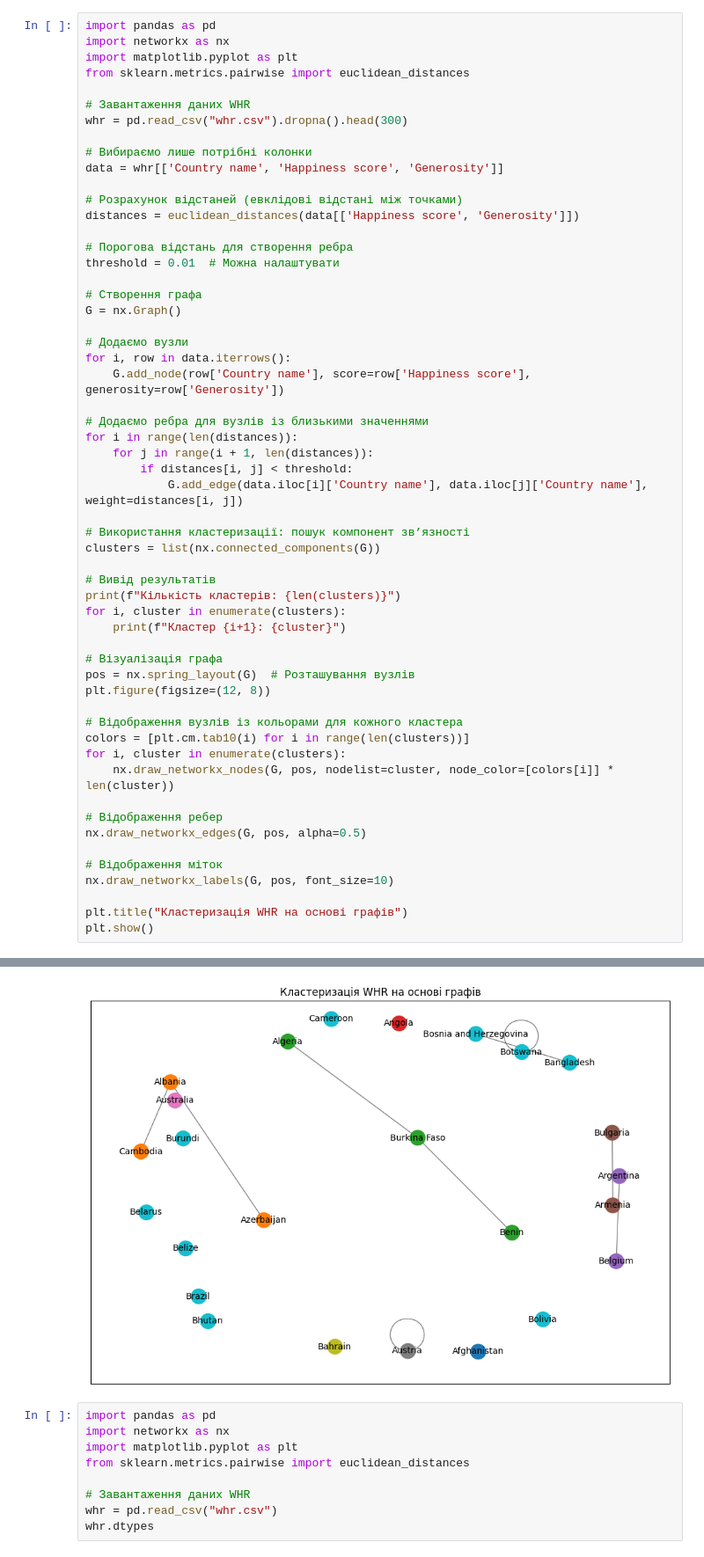
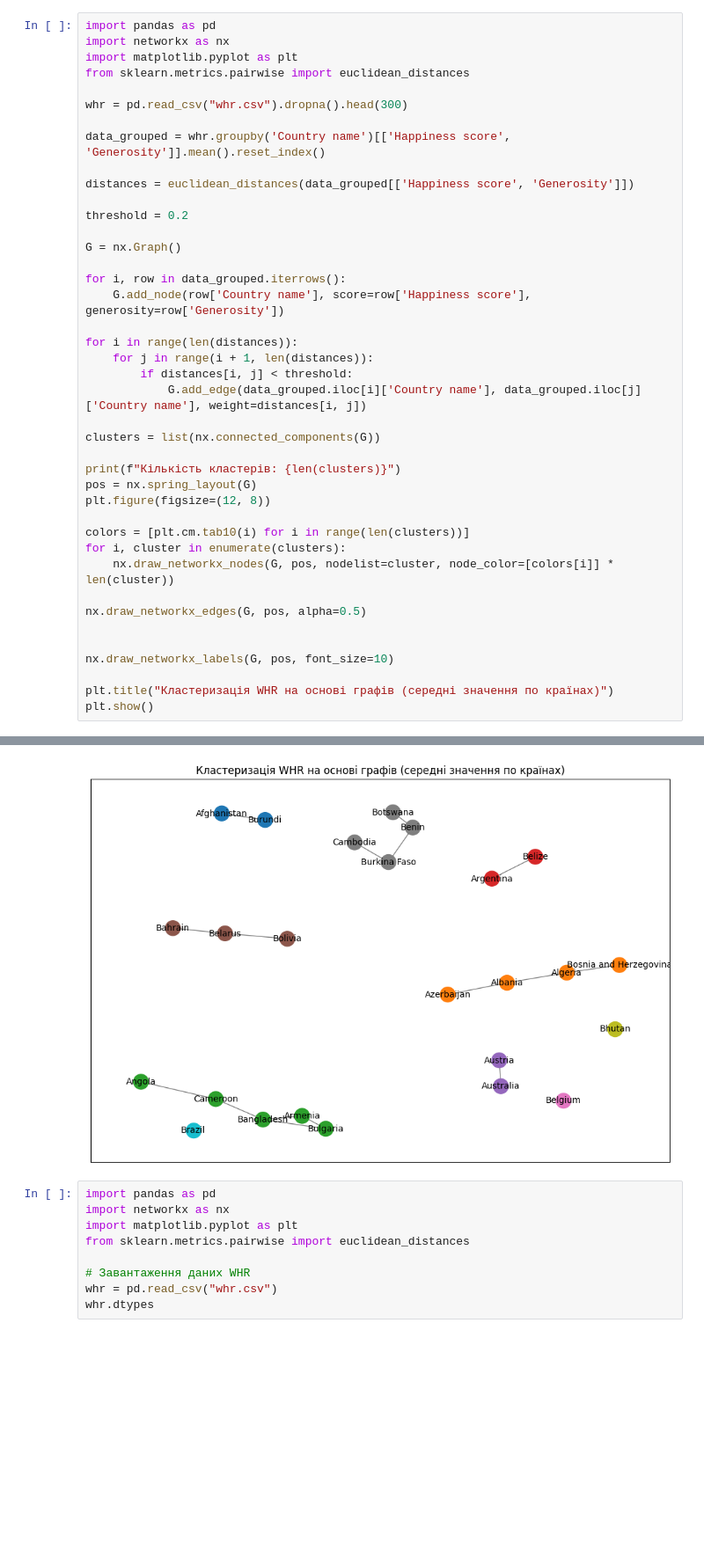
Before and after one commit to MaximKucheriaviy/labNUFT, a Jupyter notebook: VBA/lab8/lab8.ipynb, the cells around one changed output, grey strips where cells are left out. Shown: that part at 88% size. Drawn from its saved outputs; the diff is of its cells as text; blank space fills up the shorter version.

```diff
--- a/VBA/lab8/lab8.ipynb
+++ b/VBA/lab8/lab8.ipynb
@@ -65,54 +44,39 @@ import networkx as nx
 import matplotlib.pyplot as plt
 from sklearn.metrics.pairwise import euclidean_distances
 
-# Завантаження даних WHR
 whr = pd.read_csv("whr.csv").dropna().head(300)
 
-# Вибираємо лише потрібні колонки
-data = whr[['Country name', 'Happiness score', 'Generosity']]
+data_grouped = whr.groupby('Country name')[['Happiness score', 'Generosity']].mean().reset_index()
 
-# Розрахунок відстаней (евклідові відстані між точками)
-distances = euclidean_distances(data[['Happiness score', 'Generosity']])
+distances = euclidean_distances(data_grouped[['Happiness score', 'Generosity']])
 
-# Порогова відстань для створення ребра
-threshold = 0.01  # Можна налаштувати
+threshold = 0.2
 
-# Створення графа
 G = nx.Graph()
 
-# Додаємо вузли
-for i, row in data.iterrows():
+for i, row in data_grouped.iterrows():
     G.add_node(row['Country name'], score=row['Happiness score'], generosity=row['Generosity'])
 
-# Додаємо ребра для вузлів із близькими значеннями
 for i in range(len(distances)):
     for j in range(i + 1, len(distances)):
         if distances[i, j] < threshold:
-            G.add_edge(data.iloc[i]['Country name'], data.iloc[j]['Country name'], weight=distances[i, j])
+            G.add_edge(data_grouped.iloc[i]['Country name'], data_grouped.iloc[j]['Country name'], weight=distances[i, j])
 
-# Використання кластеризації: пошук компонент зв’язності
 clusters = list(nx.connected_components(G))
 
-# Вивід результатів
 print(f"Кількість кластерів: {len(clusters)}")
-for i, cluster in enumerate(clusters):
-    print(f"Кластер {i+1}: {cluster}")
-
-# Візуалізація графа
-pos = nx.spring_layout(G)  # Розташування вузлів
+pos = nx.spring_layout(G)
 plt.figure(figsize=(12, 8))
 
-# Відображення вузлів із кольорами для кожного кластера
 colors = [plt.cm.tab10(i) for i in range(len(clusters))]
 for i, cluster in enumerate(clusters):
     nx.draw_networkx_nodes(G, pos, nodelist=cluster, node_color=[colors[i]] * len(cluster))
 
-# Відображення ребер
 nx.draw_networkx_edges(G, pos, alpha=0.5)
 
-# Відображення міток
+
 nx.draw_networkx_labels(G, pos, font_size=10)
 
-plt.title("Кластеризація WHR на основі графів")
+plt.title("Кластеризація WHR на основі графів (середні значення по країнах)")
 plt.show()
 # %% [output]
@@ -138,4 +84,4 @@ plt.show()
-[figure, old version]
+[figure, new version]
 # %%
 import pandas as pd
 import networkx as nx
```
Also changed, not shown: parts of 5 cells of this notebook, 1 other file.
